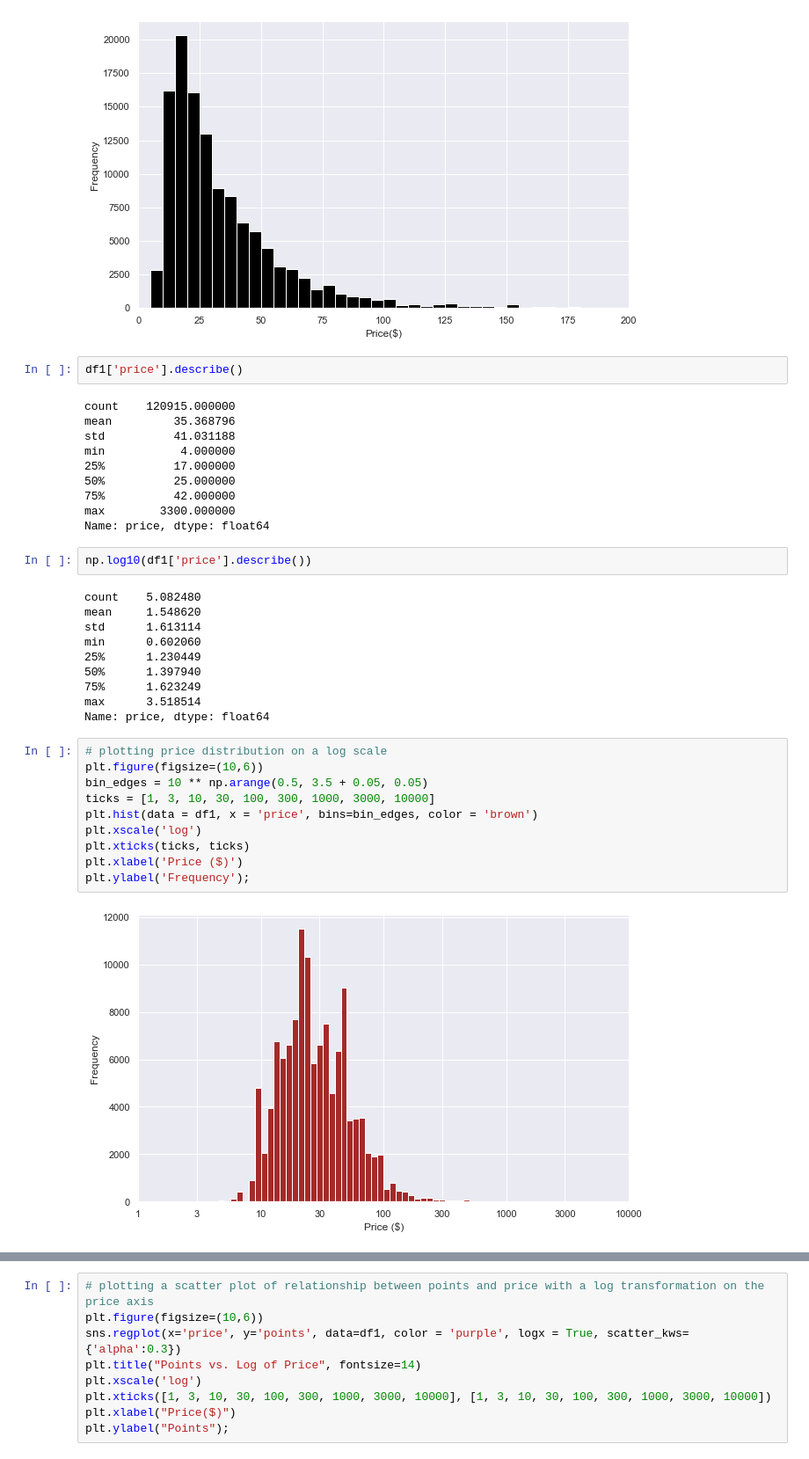
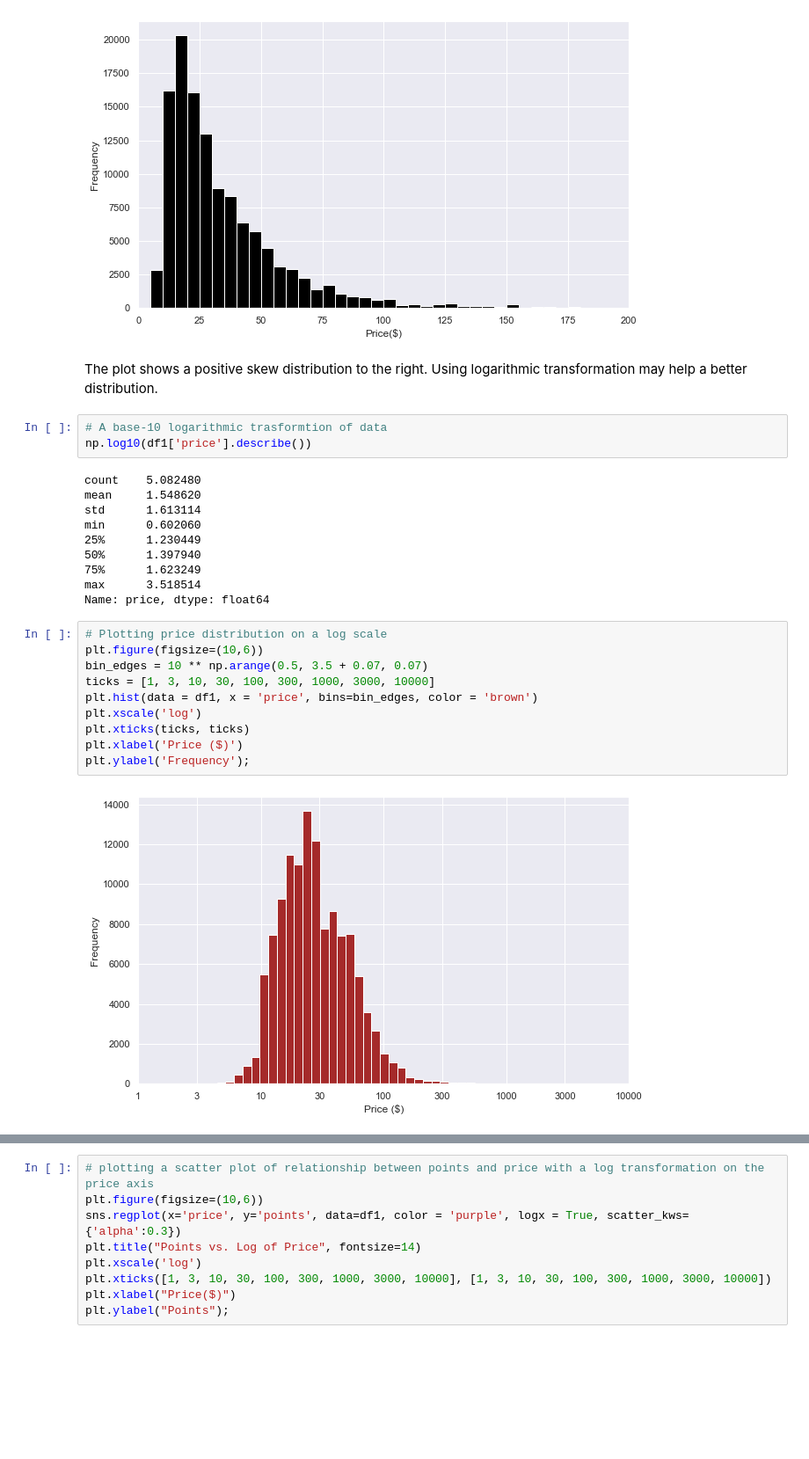
Before and after one commit to Nima-Sayyah/Drink-by-Data, a Jupyter notebook: Drink by Data (NS).ipynb, the cells around one changed output, grey strips where cells are left out. Shown at 88% size. Cells and saved outputs as stored; diff of their text form; blank space fills up the shorter version.

Commit message:
Update 25 - Drink by Data

```diff
--- a/Drink by Data (NS).ipynb
+++ b/Drink by Data (NS).ipynb
@@ -512,19 +525,10 @@ plt.xlabel('Price($)')
 plt.ylabel('Frequency');
 # %% [output]
 [figure]
-# %%
-df1['price'].describe()
-# %% [output]
-count    120915.000000
-mean         35.368796
-std          41.031188
-min           4.000000
-25%          17.000000
-50%          25.000000
-75%          42.000000
-max        3300.000000
-Name: price, dtype: float64
+# %% [markdown]
+The plot shows a positive skew distribution to the right. Using logarithmic transformation may help a better distribution.
 # %%
+# A base-10 logarithmic trasformtion of data
 np.log10(df1['price'].describe())
 # %% [output]
 count    5.082480
@@ -537,14 +541,14 @@ min      0.602060
 max      3.518514
 Name: price, dtype: float64
 # %%
-# plotting price distribution on a log scale
+# Plotting price distribution on a log scale
 plt.figure(figsize=(10,6))
-bin_edges = 10 ** np.arange(0.5, 3.5 + 0.05, 0.05)
+bin_edges = 10 ** np.arange(0.5, 3.5 + 0.07, 0.07)
 ticks = [1, 3, 10, 30, 100, 300, 1000, 3000, 10000]
 plt.hist(data = df1, x = 'price', bins=bin_edges, color = 'brown')
 plt.xscale('log')
 plt.xticks(ticks, ticks)
 plt.xlabel('Price ($)')
 plt.ylabel('Frequency');
 # %% [output]
-[figure, old version]
+[figure, new version]
```
Also changed, not shown: parts of 2 cells of this notebook.
